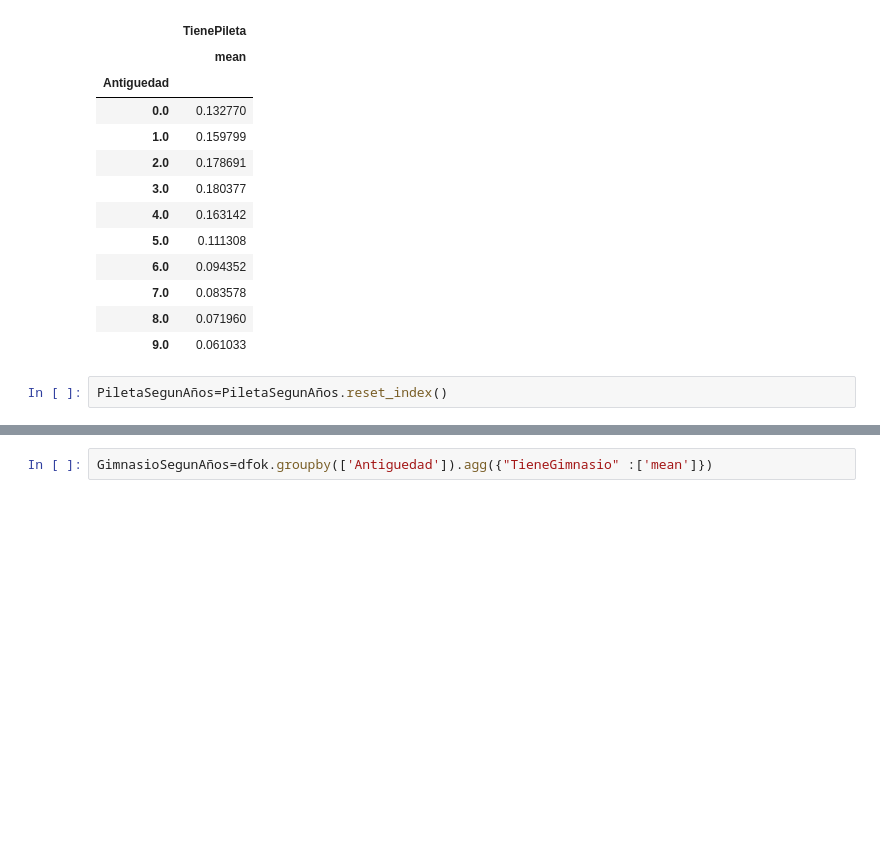
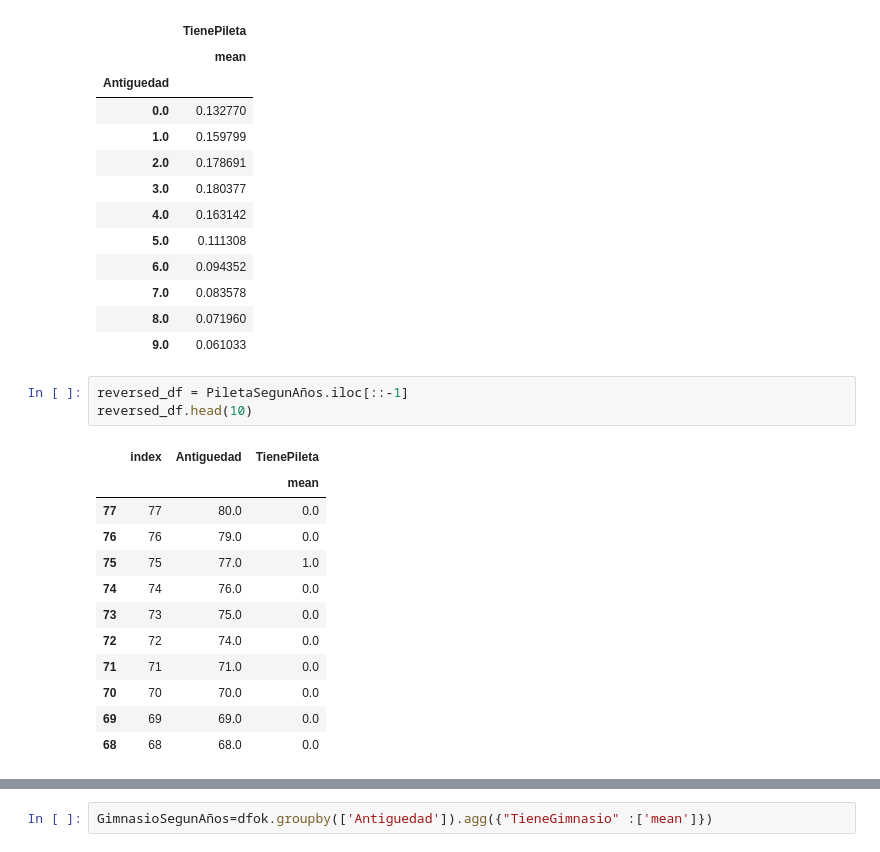
Before and after one commit to komod0/TPs-Org.Datos, a Jupyter notebook: tp1/nbandres.ipynb, the cells around one changed output, grey strips where cells are left out. Cells and saved outputs as stored; diff of their text form; blank space fills up the shorter version.

```diff
--- a/tp1/nbandres.ipynb
+++ b/tp1/nbandres.ipynb
@@ -1041,8 +1041,22 @@ PiletaSegunAños.head(10)
 | 7.0 | 0.083578 |
 | 8.0 | 0.071960 |
 | 9.0 | 0.061033 |
-# %%
-PiletaSegunAños=PiletaSegunAños.reset_index()
+# %%
+reversed_df = PiletaSegunAños.iloc[::-1]
+reversed_df.head(10)
+# %% [output]
+|  | index | Antiguedad | TienePileta |
+|  |  |  | mean |
+| 77 | 77 | 80.0 | 0.0 |
+| 76 | 76 | 79.0 | 0.0 |
+| 75 | 75 | 77.0 | 1.0 |
+| 74 | 74 | 76.0 | 0.0 |
+| 73 | 73 | 75.0 | 0.0 |
+| 72 | 72 | 74.0 | 0.0 |
+| 71 | 71 | 71.0 | 0.0 |
+| 70 | 70 | 70.0 | 0.0 |
+| 69 | 69 | 69.0 | 0.0 |
+| 68 | 68 | 68.0 | 0.0 |
 # %%
 PromedioPiletas= PiletaSegunAños.TienePileta
 Antiguedad=PiletaSegunAños.index
```
Also changed, not shown: parts of 5 cells of this notebook.
